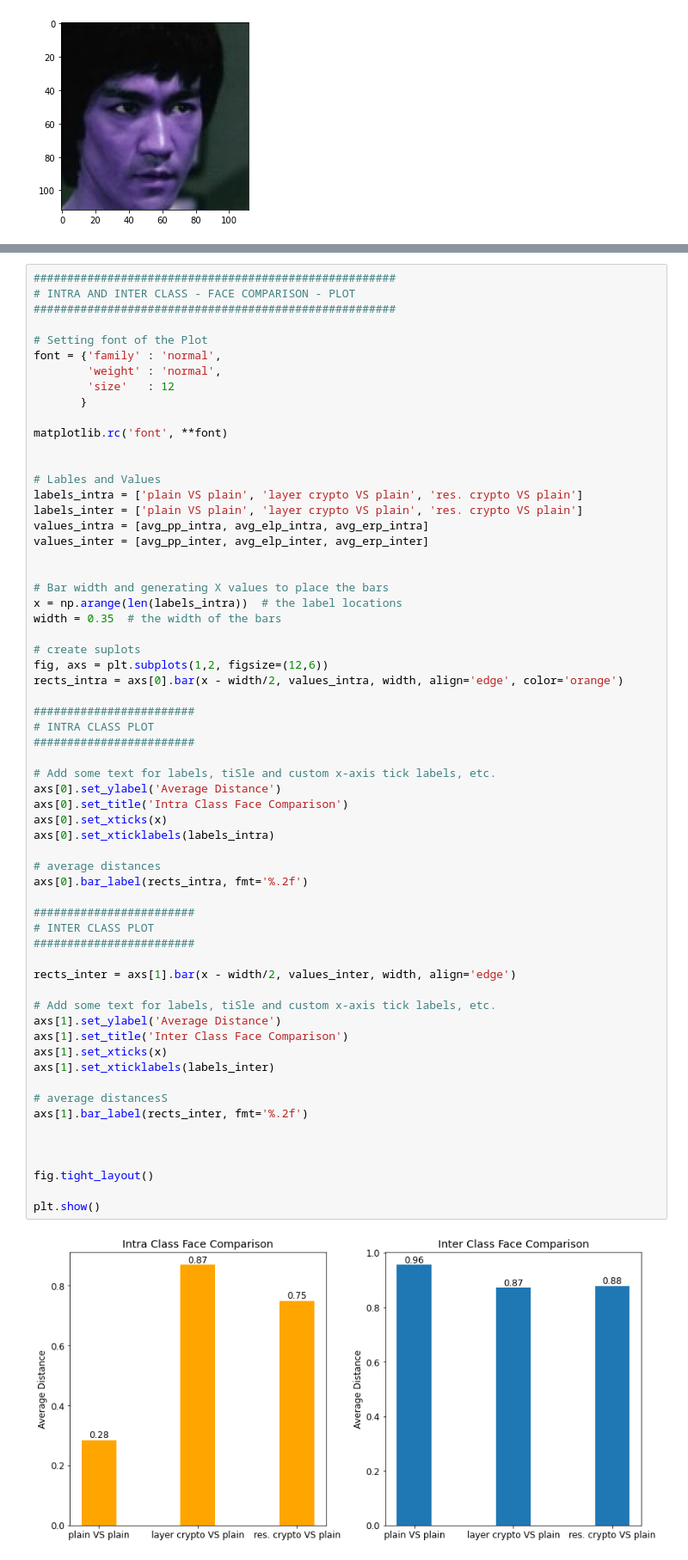
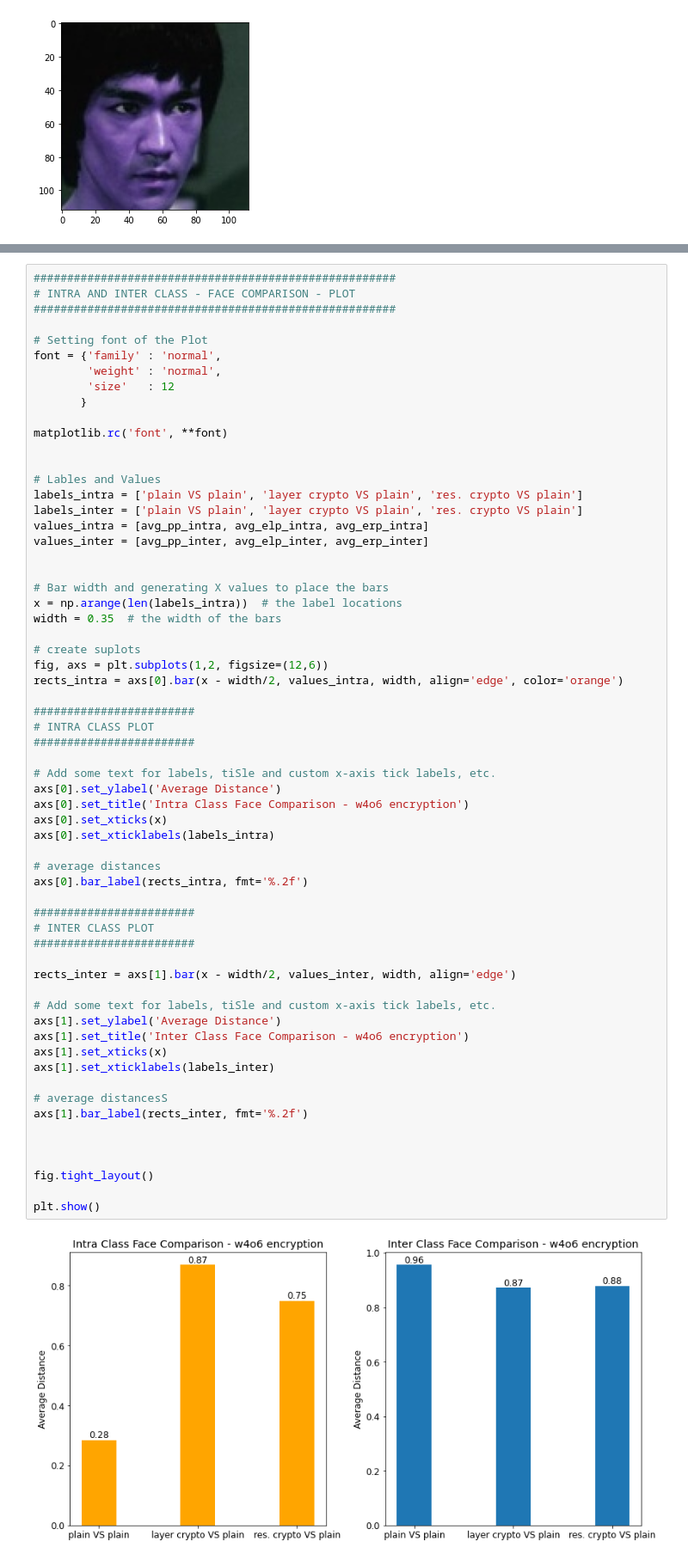
Before and after one commit to nerovalerius/encrypted_face_reconstruction, a Jupyter notebook: face_recognition.ipynb, the cells around one changed output, grey strips where cells are left out. Shown: that part at 86% size. Saved outputs shown, nothing was run; the diff lists cells and outputs as text.

```diff
--- a/face_recognition.ipynb
+++ b/face_recognition.ipynb
@@ -272,33 +272,33 @@ rects_intra = axs[0].bar(x - width/2, values_intra, width, align='edge', color='
 ########################
 
 # Add some text for labels, tiSle and custom x-axis tick labels, etc.
 axs[0].set_ylabel('Average Distance')
-axs[0].set_title('Intra Class Face Comparison')
+axs[0].set_title('Intra Class Face Comparison - w4o6 encryption')
 axs[0].set_xticks(x)
 axs[0].set_xticklabels(labels_intra)
 
 # average distances
 axs[0].bar_label(rects_intra, fmt='%.2f')
 
 ########################
 # INTER CLASS PLOT
 ########################
 
 rects_inter = axs[1].bar(x - width/2, values_inter, width, align='edge')
 
 # Add some text for labels, tiSle and custom x-axis tick labels, etc.
 axs[1].set_ylabel('Average Distance')
-axs[1].set_title('Inter Class Face Comparison')
+axs[1].set_title('Inter Class Face Comparison - w4o6 encryption')
 axs[1].set_xticks(x)
 axs[1].set_xticklabels(labels_inter)
 
 # average distancesS
 axs[1].bar_label(rects_inter, fmt='%.2f')
 
 
 
 fig.tight_layout()
 
 plt.show()
 # %% [output]
-[figure, old version]
+[figure, new version]
```
Also changed, not shown: parts of 7 cells of this notebook, 1 other file.
